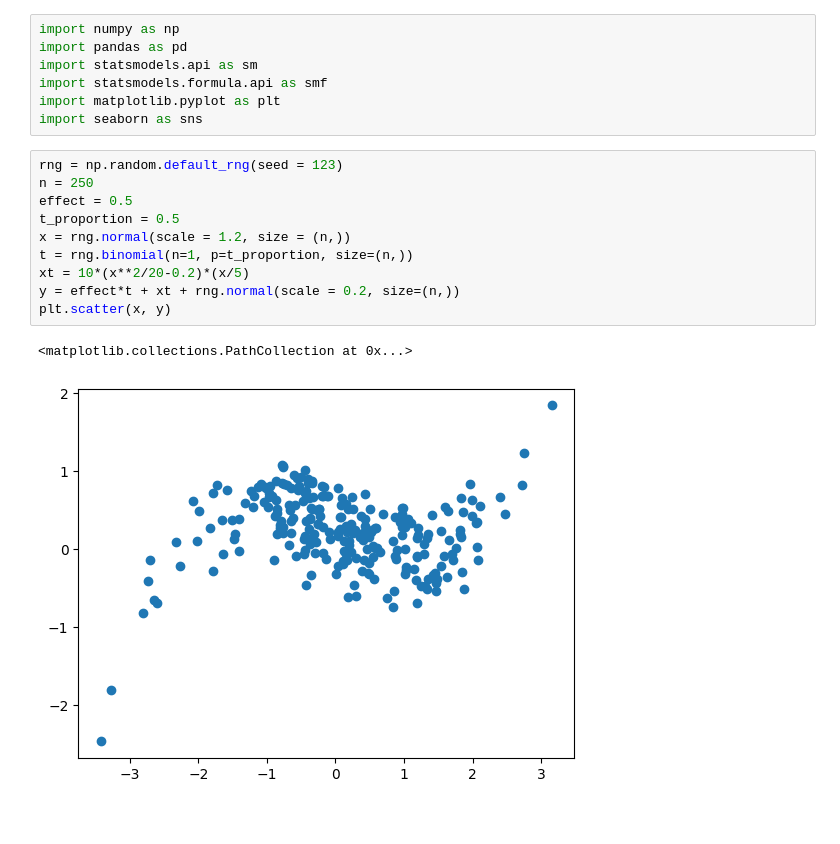
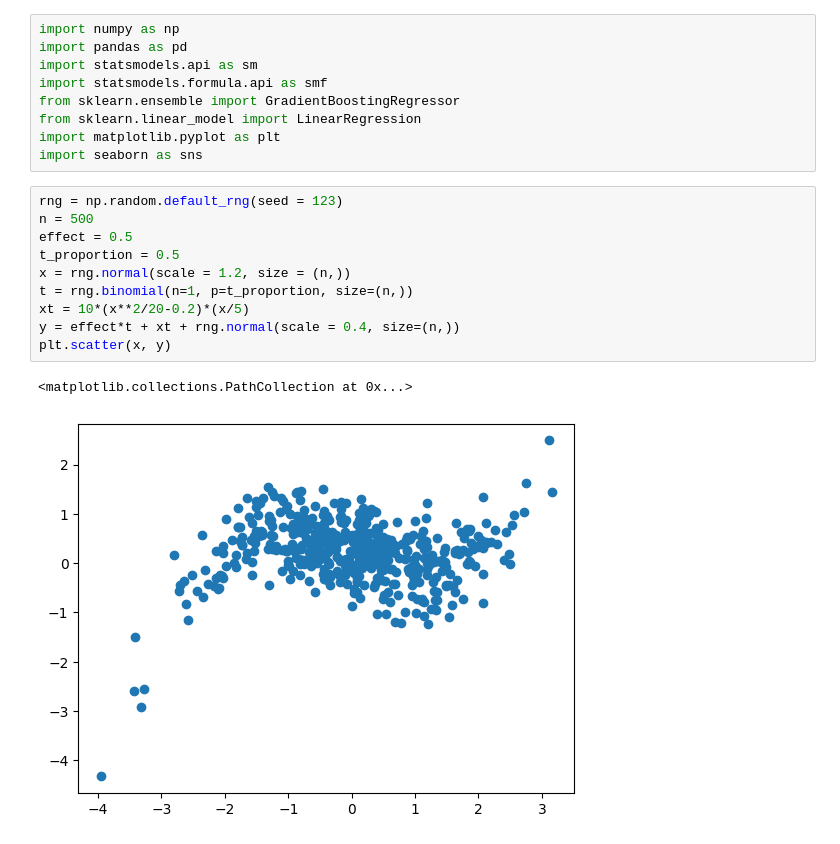
Before and after one commit to alexanderoa/blog_code, a Jupyter notebook: nonlinear_adjust/nonlinear_adjust.ipynb, the cells around one changed output. Saved outputs shown, nothing was run; the diff lists cells and outputs as text.

```diff
--- a/nonlinear_adjust/nonlinear_adjust.ipynb
+++ b/nonlinear_adjust/nonlinear_adjust.ipynb
@@ -3,18 +3,20 @@ import numpy as np
 import pandas as pd
 import statsmodels.api as sm
 import statsmodels.formula.api as smf
+from sklearn.ensemble import GradientBoostingRegressor
+from sklearn.linear_model import LinearRegression
 import matplotlib.pyplot as plt
 import seaborn as sns
 # %%
 rng = np.random.default_rng(seed = 123)
-n = 250
+n = 500
 effect = 0.5
 t_proportion = 0.5
 x = rng.normal(scale = 1.2, size = (n,))
 t = rng.binomial(n=1, p=t_proportion, size=(n,))
 xt = 10*(x**2/20-0.2)*(x/5)
-y = effect*t + xt + rng.normal(scale = 0.2, size=(n,))
+y = effect*t + xt + rng.normal(scale = 0.4, size=(n,))
 plt.scatter(x, y)
 # %% [output]
 <matplotlib.collections.PathCollection at 0x...>
-[figure, old version]
+[figure, new version]
```
Also changed, not shown: parts of 2 cells of this notebook.
